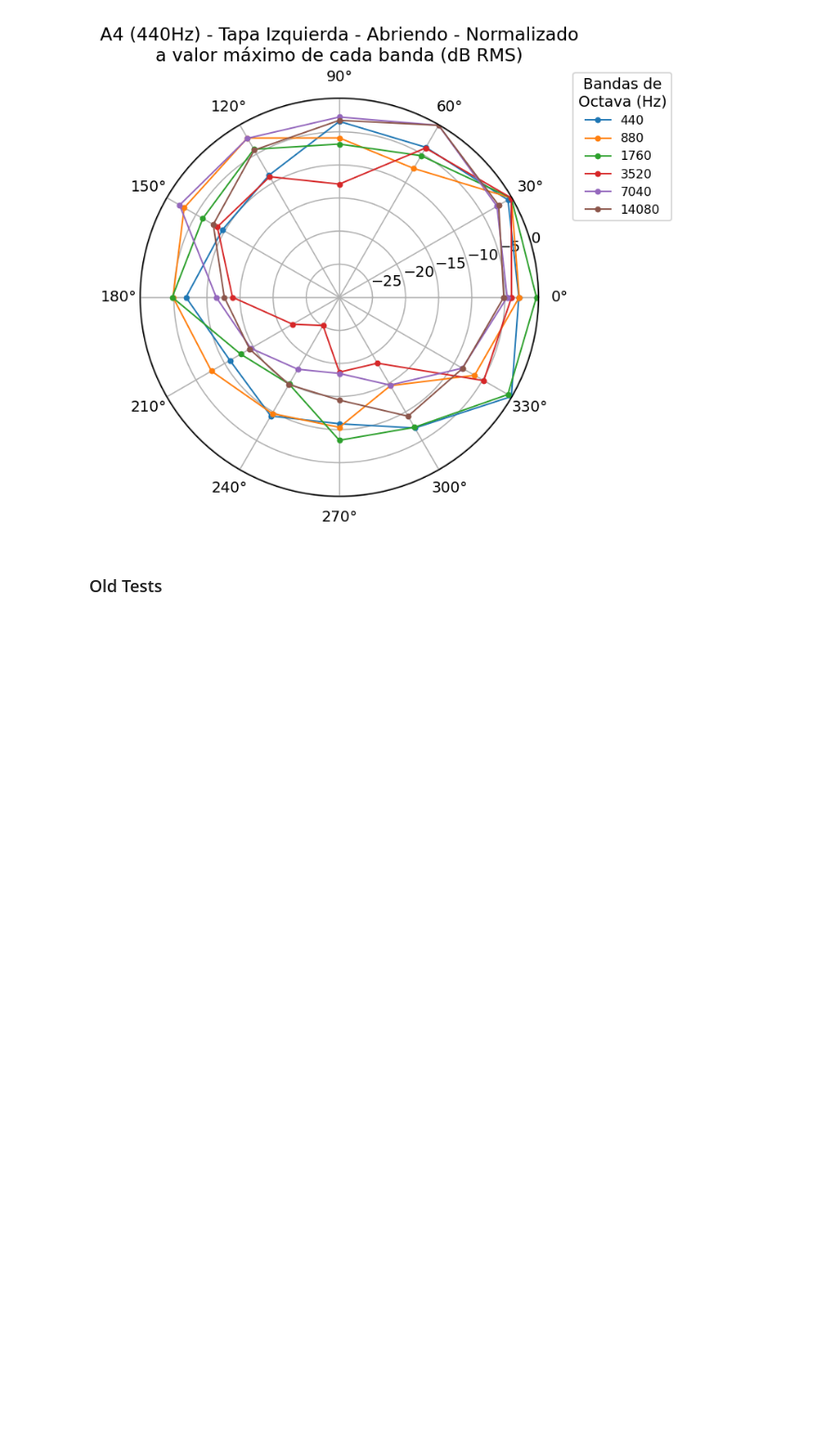
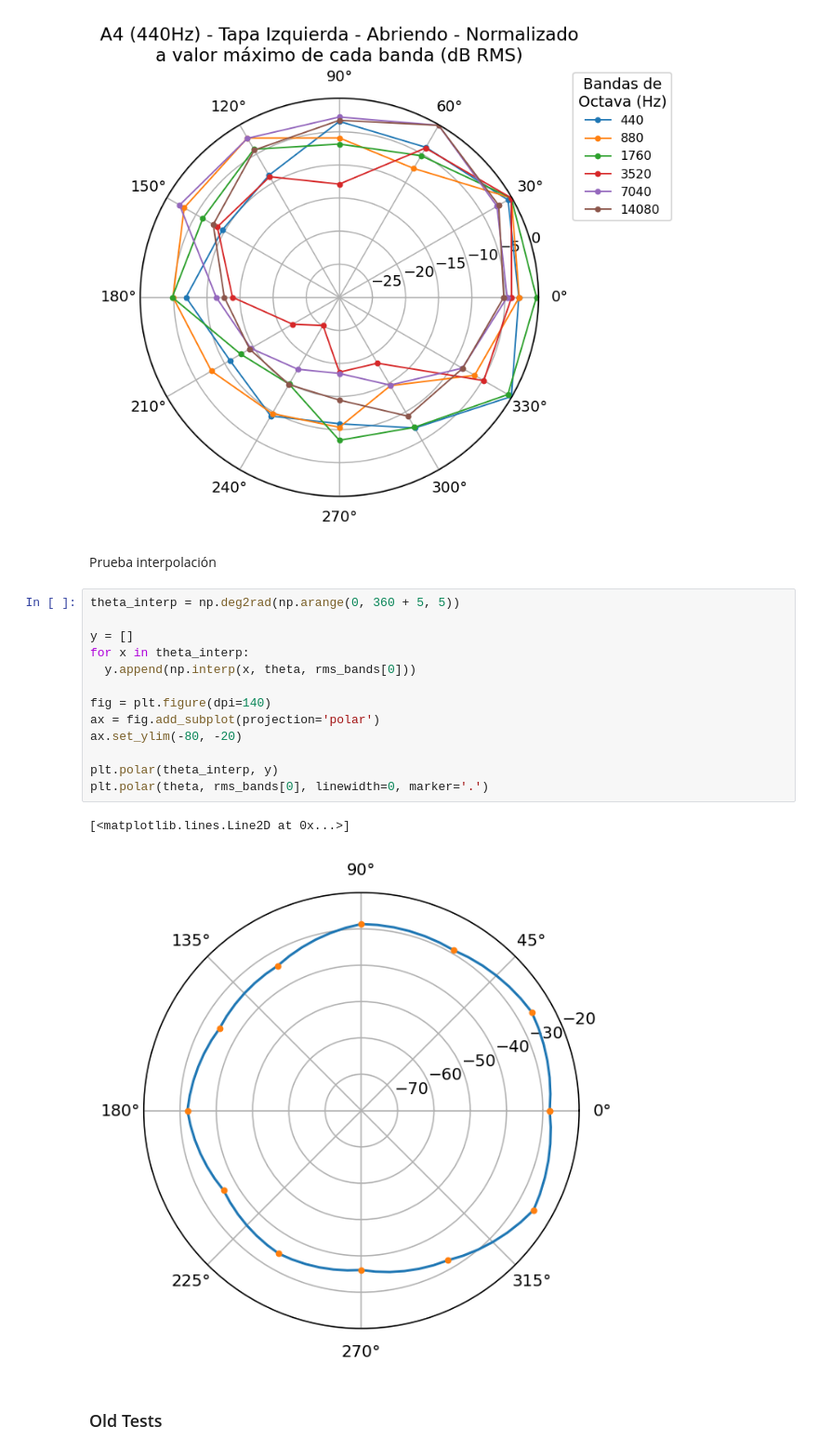
Before and after one commit to MatiasCarbone/Analisis-Directividad, a Jupyter notebook: Analisis Directividad.ipynb, the cells around one changed output. Shown: that part at 93% size. Cells and saved outputs as stored; diff of their text form; blank space fills up the shorter version.

Commit message:
Add test with interpolation

```diff
--- a/Analisis Directividad.ipynb
+++ b/Analisis Directividad.ipynb
@@ -234,6 +231,24 @@ plt.legend(lista_bandas, bbox_to_anchor=(.35, .08, 1, 1), title=' Bandas de\nOct
 plt.show()
 # %% [output]
 [figure]
+# %% [markdown]
+Prueba interpolación
+# %%
+theta_interp = np.deg2rad(np.arange(0, 360 + 5, 5))
+
+y = []
+for x in theta_interp:
+  y.append(np.interp(x, theta, rms_bands[0]))
+
+fig = plt.figure(dpi=140)
+ax = fig.add_subplot(projection='polar')
+ax.set_ylim(-80, -20)
+
+plt.polar(theta_interp, y)
+plt.polar(theta, rms_bands[0], linewidth=0, marker='.')
+# %% [output]
+[<matplotlib.lines.Line2D at 0x...>]
+[figure, added]
 # %% [markdown]
 ### Old Tests
 # %% [markdown]
```
Also changed, not shown: parts of 2 cells of this notebook.
